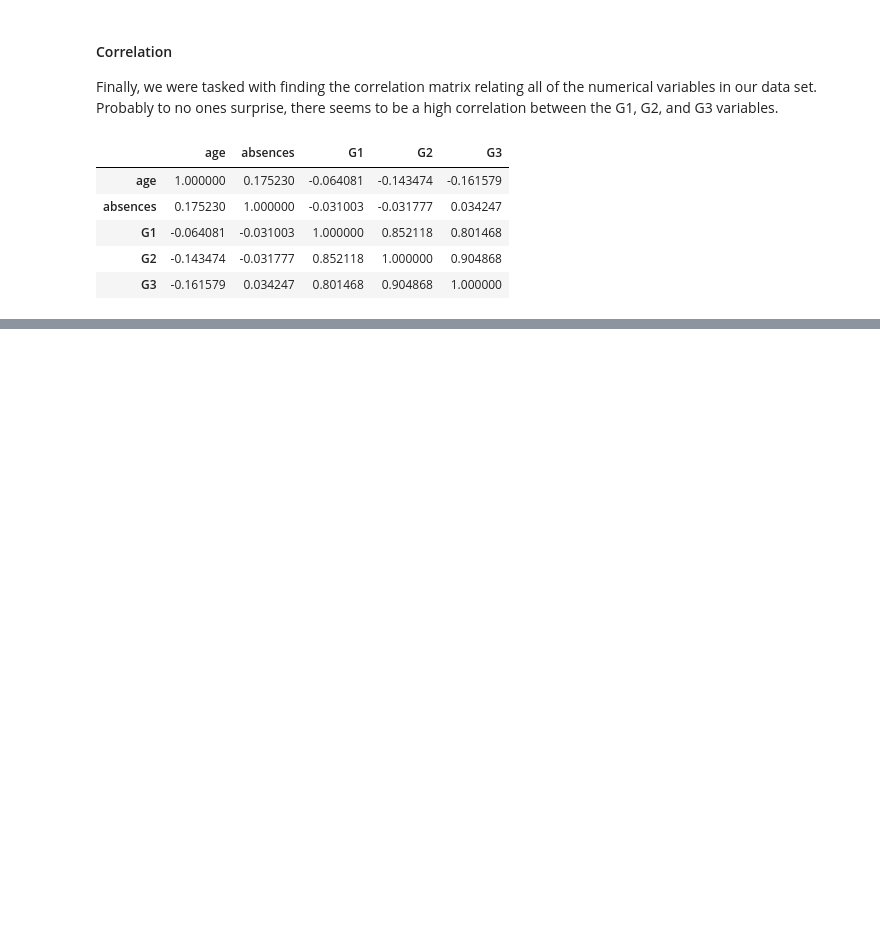
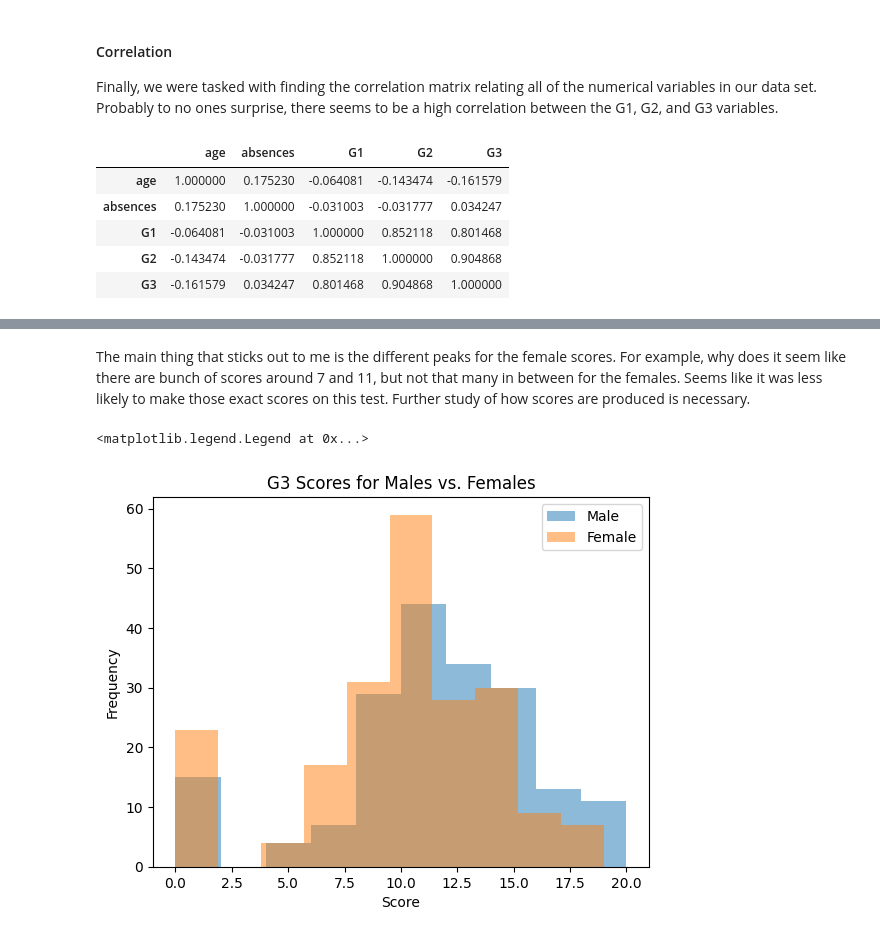
Before and after one commit to evandwh/ST554---Spring-2026---NCSU, a Jupyter notebook: Whitfield_ST554_HW4.ipynb, the cells around one changed output, grey strips where cells are left out. Cells and saved outputs as stored; diff of their text form; code cells hidden in the pictures; blank space fills up the shorter version.

```diff
--- a/Whitfield_ST554_HW4.ipynb
+++ b/Whitfield_ST554_HW4.ipynb
@@ -254,0 +338,10 @@ student_data[["age", "absences", "G1", "G2", "G3"]].corr()
+# %% [markdown]
+The main thing that sticks out to me is the different peaks for the female scores. For example, why does it seem like there are bunch of scores around 7 and 11, but not that many in between for the females. Seems like it was less likely to make those exact scores on this test. Further study of how scores are produced is necessary.
+# %%
+G3_male.plot.hist(alpha = 0.5, label = "Male",
+                   title = "G3 Scores for Males vs. Females")
+G3_female.plot.hist(alpha = 0.5, label = "Female").set(xlabel = "Score")
+plt.legend()
+# %% [output]
+<matplotlib.legend.Legend at 0x...>
+[figure, added]
```
Also changed, not shown: parts of 32 cells of this notebook.
